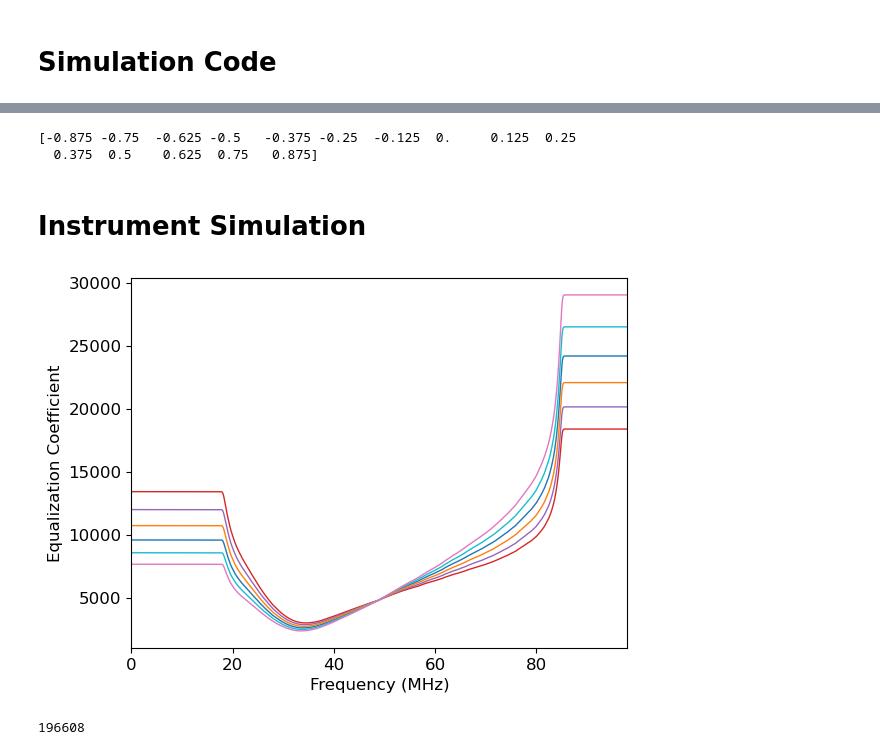
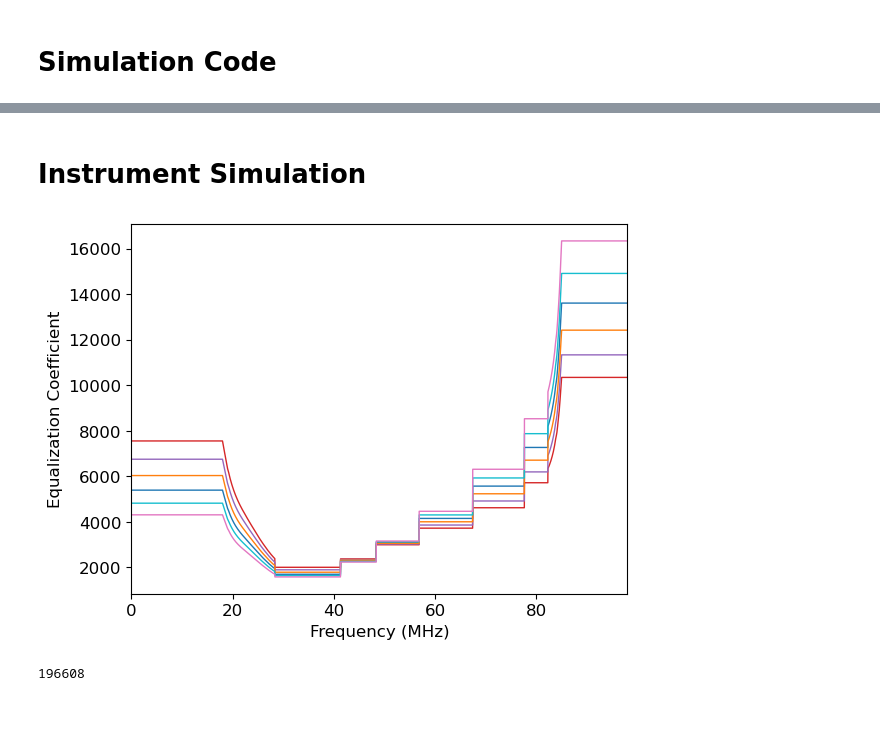
Before and after one commit to rlbyrne/requantization_sim, a Jupyter notebook: requantization_semianalytic_sim.ipynb, the cells around one changed output, grey strips where cells are left out. Drawn from its saved outputs; the diff is of its cells as text; code cells hidden in the pictures; blank space fills up the shorter version.

```diff
--- a/requantization_semianalytic_sim.ipynb
+++ b/requantization_semianalytic_sim.ipynb
@@ -198,26 +187,21 @@ final_quantized_value_options, final_quantized_probabilities = (
-# %%
-print(final_quantized_value_options)
-# %% [output]
-[-0.875 -0.75  -0.625 -0.5   -0.375 -0.25  -0.125  0.     0.125  0.25
-  0.375  0.5    0.625  0.75   0.875]
 # %% [markdown]
 # Instrument Simulation
 # %%
 current_dir = os.getcwd()
-eq_coeffs_mat = scipy.io.loadmat(f"{current_dir}/20250612-settingsAll-day_smoothed.mat")
-# eq_coeffs_mat = scipy.io.loadmat(f"{current_dir}/20251120f-settingsAll-night-FW7p5")  # Piecewise constant
+# eq_coeffs_mat = scipy.io.loadmat(f"{current_dir}/20250612-settingsAll-day_smoothed.mat")
+eq_coeffs_mat = scipy.io.loadmat(f"{current_dir}/20251120f-settingsAll-night-FW7p5")  # Piecewise constant
 channel_width_mhz = 23925.78125 * 1e-6
 freq_array = np.arange(len(eq_coeffs_mat["coef"][0, :])) * channel_width_mhz
 for ind in range(6):
     plt.plot(freq_array, eq_coeffs_mat["coef"][ind, :], "-", linewidth=1)
 plt.xlim([np.min(freq_array), np.max(freq_array)])
 plt.xlabel("Frequency (MHz)")
 plt.ylabel("Equalization Coefficient")
-plt.savefig("/Users/ruby/Downloads/eq_coeffs.png", dpi=300)
+plt.savefig("/Users/ruby/Downloads/eq_coeffs_piecewise.png", dpi=300)
 
 use_eq_coeffs = eq_coeffs_mat["coef"][0, :]
 # %% [output]
-[figure, old version]
+[figure, new version]
 # %%
 requantization_gain = 2**16
 target_value = 3 * requantization_gain  # Ideal stddev for the 4-bit quantization
```
Also changed, not shown: parts of 11 cells of this notebook, 1 other file.
